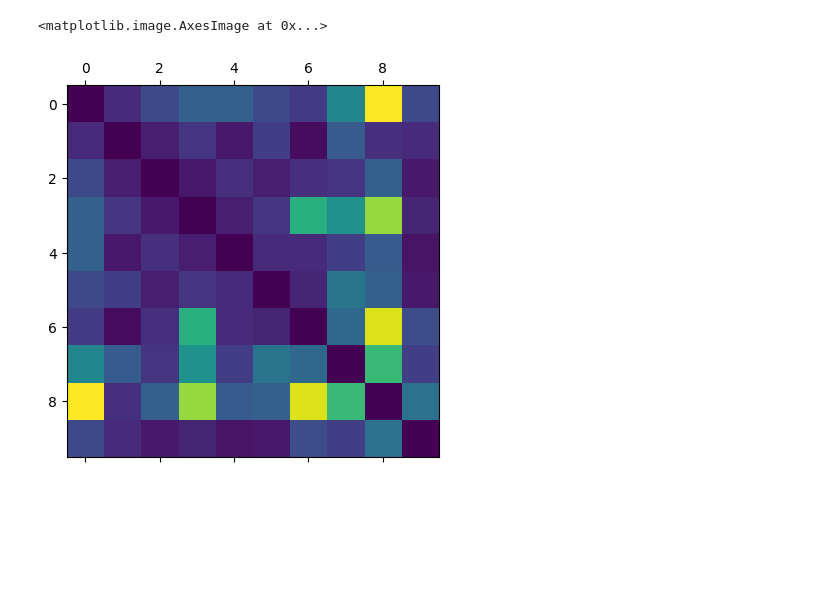
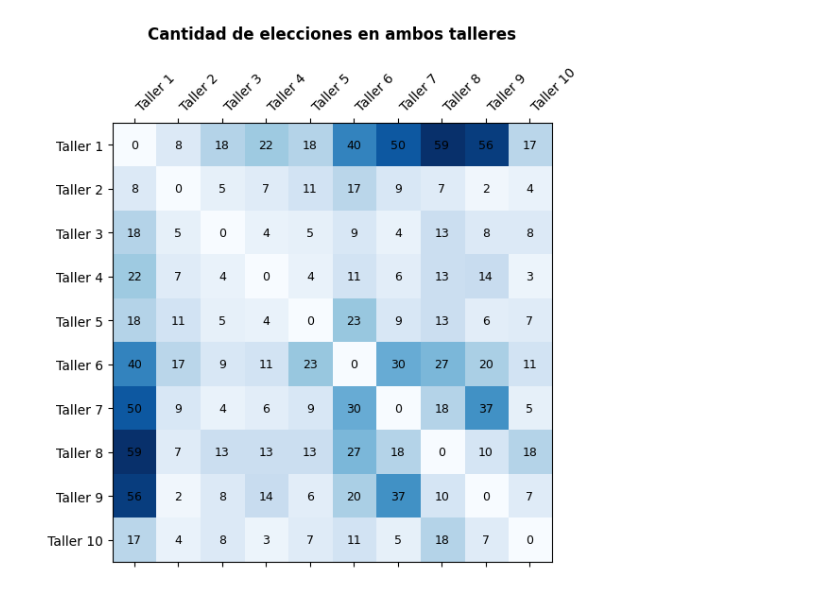
Before and after one commit to gato1108/Capstone-Aalborg-2025, a Jupyter notebook: Primera Lectura de Datos/lectura_preliminar_de_datos.ipynb, the cells around one changed output. Saved outputs shown, nothing was run; the diff lists cells and outputs as text; code cells hidden in the pictures; blank space fills up the shorter version.

```diff
--- a/Primera Lectura de Datos/lectura_preliminar_de_datos.ipynb
+++ b/Primera Lectura de Datos/lectura_preliminar_de_datos.ipynb
@@ -75,17 +86,31 @@ def prod_esp(col1, col2):
     col1 = col1.apply(aux_fun)
     col2 = col2.apply(aux_fun)
     return col1.dot(col2)
+
+def get_matrix(data):
+    mat = []
+    for i in data.columns:
+        fila = []
+        for j in data.columns:
+            fila.append(prod_esp(data[i], data[j]))
+            if i == j:
+                fila[-1] = 0
+        mat.append(fila)
+    return np.array(mat)
-# %%
-mat = []
-for i in pref_b_aal.columns:
-    fila = []
-    for j in pref_b_aal.columns:
-        fila.append(prod_esp(pref_b_aal[i], pref_b_aal[j]))
-        if i == j:
-            fila[-1] = 0
-    mat.append(fila)
-# %%
-plt.matshow(mat)
-# %% [output]
-<matplotlib.image.AxesImage at 0x...>
-[figure, removed]
+# %%
+mat_b_aal = get_matrix(pref_b_aal)
+mat_m_aal = get_matrix(pref_m_aal)
+# %%
+mat = mat_b_aal
+plt.figure(figsize=(6,6))
+plt.matshow(mat, cmap="Blues", fignum=1)
+plt.title("Cantidad de elecciones en ambos talleres", pad=20, fontsize=12, weight="bold")
+
+n_filas, n_cols = mat.shape
+plt.xticks(range(n_cols), [f"Taller {j+1}" for j in range(n_cols)], rotation=45, ha="left")
+plt.yticks(range(n_filas), [f"Taller {i+1}" for i in range(n_filas)])
+for (i, j), val in np.ndenumerate(mat): plt.text(j, i, f"{val}", ha="center", va="center", fontsize=9, color="black")
+
+plt.show()
+# %% [output]
+[figure, added]
```
Also changed, not shown: parts of 3 cells of this notebook.
